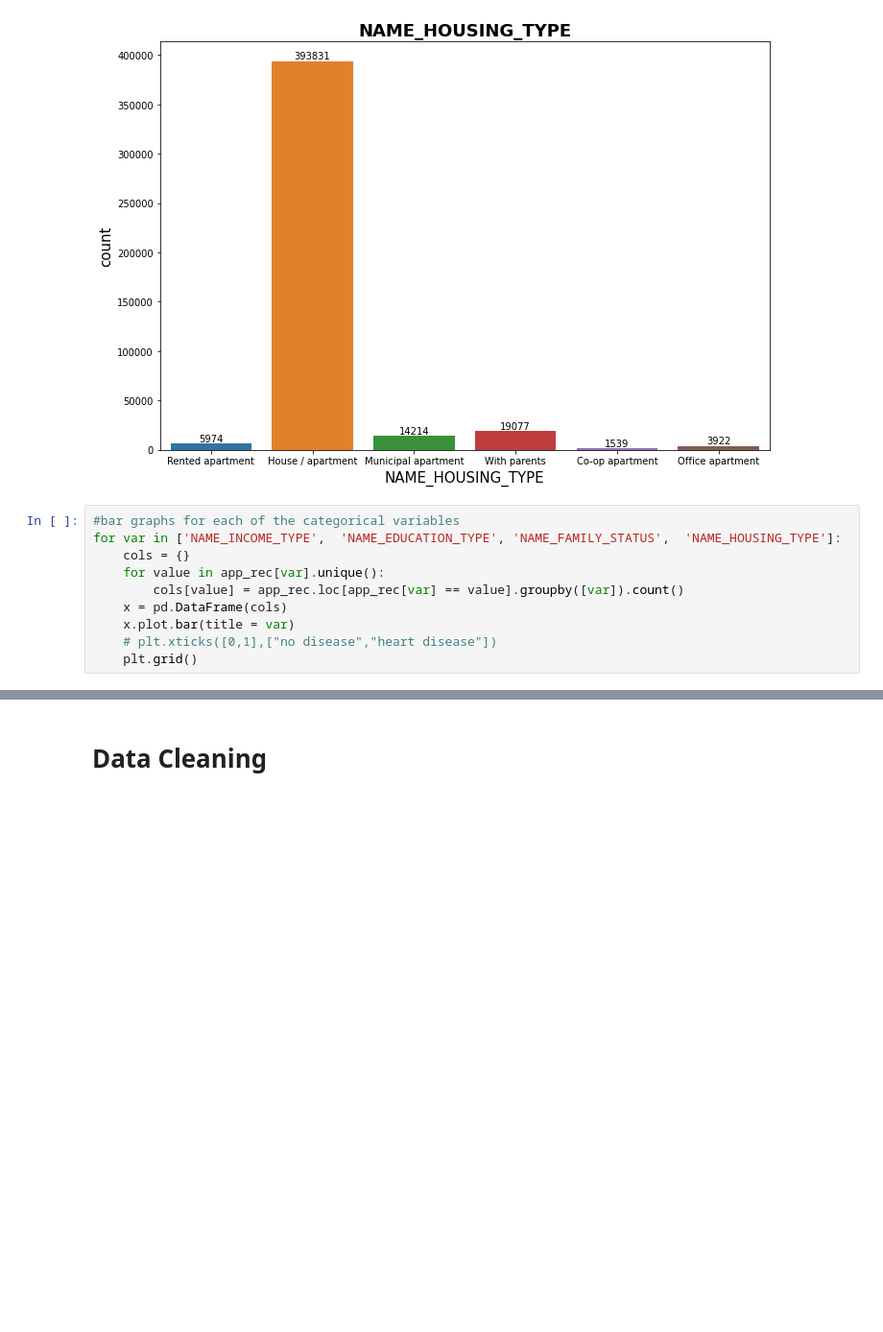
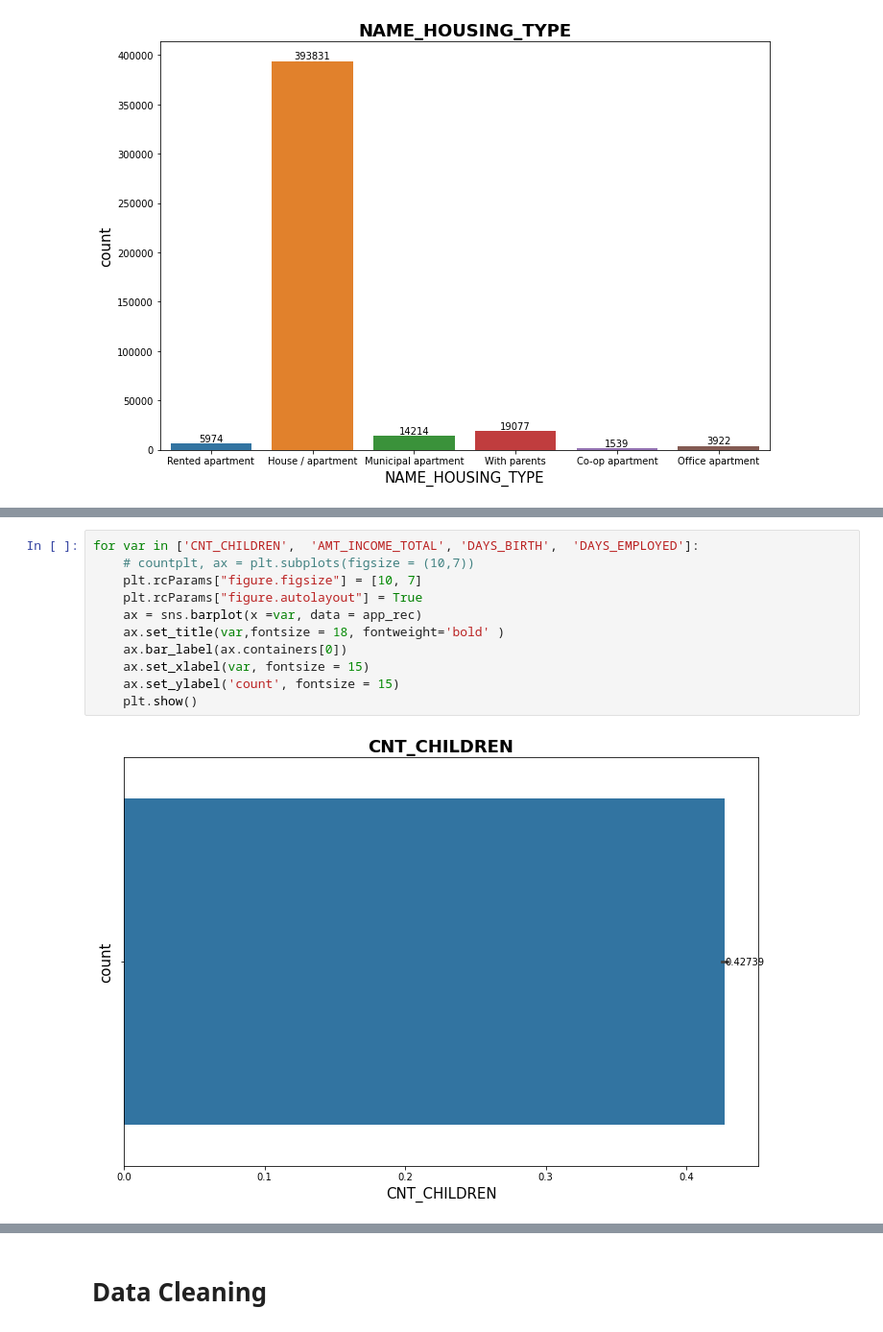
Before and after one commit to Davoodshahabi/Credit-Risk, a Jupyter notebook: credit_score_1.ipynb, the cells around one changed output, grey strips where cells are left out. Shown at 96% size. Cells and saved outputs as stored; diff of their text form; blank space fills up the shorter version.

```diff
--- a/credit_score_1.ipynb
+++ b/credit_score_1.ipynb
@@ -106,13 +106,3 @@ for var in ['NAME_INCOME_TYPE',  'NAME_EDUCATION_TYPE', 'NAME_FAMILY_STATUS',  '
 [figure]
 [figure]
 [figure]
-# %%
-#bar graphs for each of the categorical variables
-for var in ['NAME_INCOME_TYPE',  'NAME_EDUCATION_TYPE', 'NAME_FAMILY_STATUS',  'NAME_HOUSING_TYPE']:
-    cols = {}
-    for value in app_rec[var].unique():
-        cols[value] = app_rec.loc[app_rec[var] == value].groupby([var]).count()
-    x = pd.DataFrame(cols)
-    x.plot.bar(title = var)
-    # plt.xticks([0,1],["no disease","heart disease"])
-    plt.grid()
@@ -120,0 +126,13 @@ ValueError: If using all scalar values, you must pass an index
+# %%
+for var in ['CNT_CHILDREN',  'AMT_INCOME_TOTAL', 'DAYS_BIRTH',  'DAYS_EMPLOYED']:
+    # countplt, ax = plt.subplots(figsize = (10,7))
+    plt.rcParams["figure.figsize"] = [10, 7]
+    plt.rcParams["figure.autolayout"] = True
+    ax = sns.barplot(x =var, data = app_rec)
+    ax.set_title(var,fontsize = 18, fontweight='bold' )
+    ax.bar_label(ax.containers[0])
+    ax.set_xlabel(var, fontsize = 15)
+    ax.set_ylabel('count', fontsize = 15)
+    plt.show()
+# %% [output]
+[figure, added]
```
Also changed, not shown: parts of 7 cells of this notebook.
